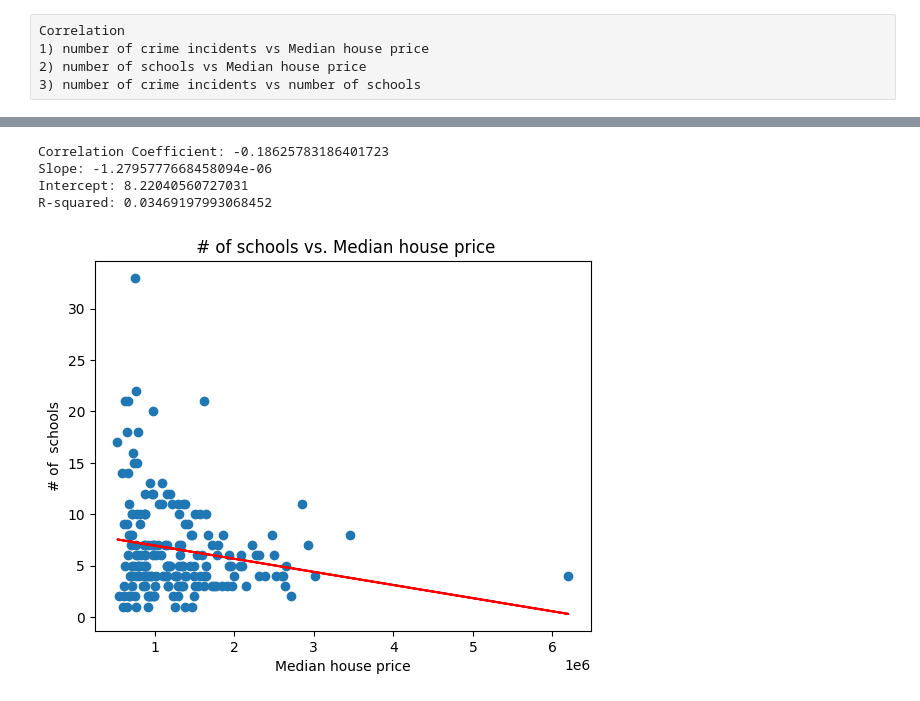
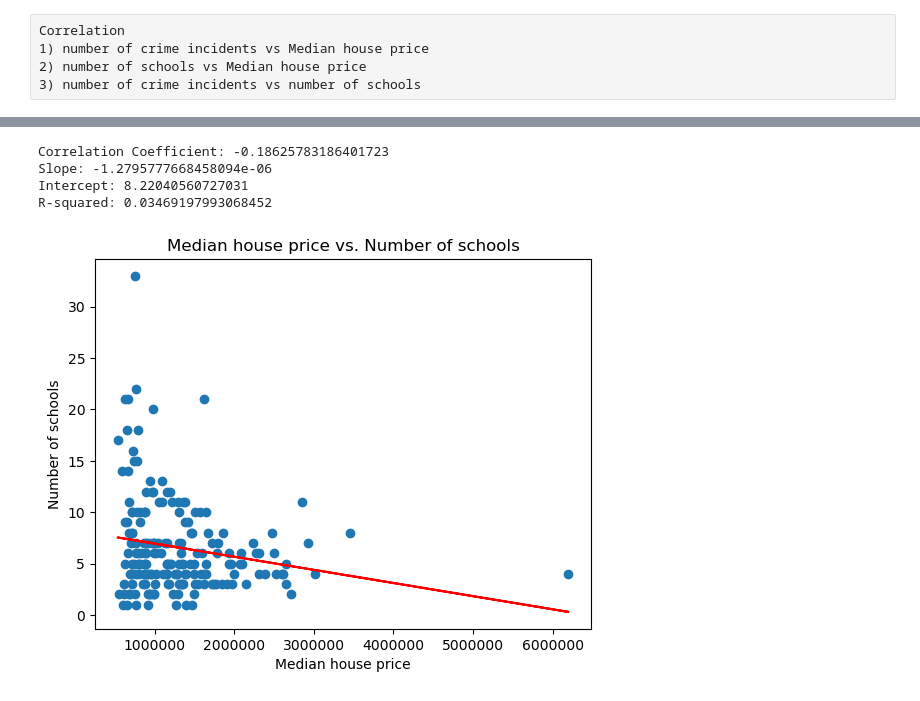
Before and after one commit to Kakhai1/bootcamp_project, a Jupyter notebook: project_bootcamp (1).ipynb, the cells around one changed output, grey strips where cells are left out. Saved outputs shown, nothing was run; the diff lists cells and outputs as text; code cells hidden in the pictures.

```diff
--- a/project_bootcamp (1).ipynb
+++ b/project_bootcamp (1).ipynb
@@ -345,35 +386,37 @@ R-squared: 0.05114590500934159
 # %%
 
 postcode_school_count = school_info.groupby("Postal_Postcode").size().reset_index(name='Number_of_Schools')
 
 data_2 = pd.merge(postcode_school_count, df, left_on='Postal_Postcode', right_on='POST_CODE', how='inner')
 data_2 = data_2.drop('POST_CODE', axis=1)
 data_2
 
 # Calculate the correlation coefficient
 correlation_coefficient, p_value = st.pearsonr(data_2['Median house price'], data_2['Number_of_Schools'])
 print("Correlation Coefficient:", correlation_coefficient)
 
 
 # Perform linear regression
 slope, intercept, r_value, p_value, std_err = st.linregress(data_2['Median house price'], data_2['Number_of_Schools'])
 print("Slope:", slope)
 print("Intercept:", intercept)
 print("R-squared:", r_value**2)
 
 # Plot the scatter plot and linear regression line
 plt.scatter(data_2['Median house price'], data_2['Number_of_Schools'])
 plt.plot(data_2['Median house price'], intercept + slope * data_2['Median house price'], color='red')
 plt.xlabel('Median house price')
-plt.ylabel('# of  schools')
-plt.title(' # of schools vs. Median house price')
+plt.ticklabel_format(useOffset=False,style="plain")
+plt.ylabel('Number of schools')
+plt.title('Median house price vs. Number of schools')
+plt.savefig("Kashif output/fig7_school_price_correlation.png",bbox_inches="tight")
 plt.show()
 # %% [output]
 Correlation Coefficient: -0.18625783186401723
 Slope: -1.2795777668458094e-06
 Intercept: 8.22040560727031
 R-squared: 0.03469197993068452
-[figure, old version]
+[figure, new version]
 # %%
 # Calculate the correlation coefficient
 correlation_coefficient, p_value = st.pearsonr(data_2['Number_of_Schools'], data_2['Grand Total'])
```
Also changed, not shown: parts of 8 cells of this notebook, 9 other files.
